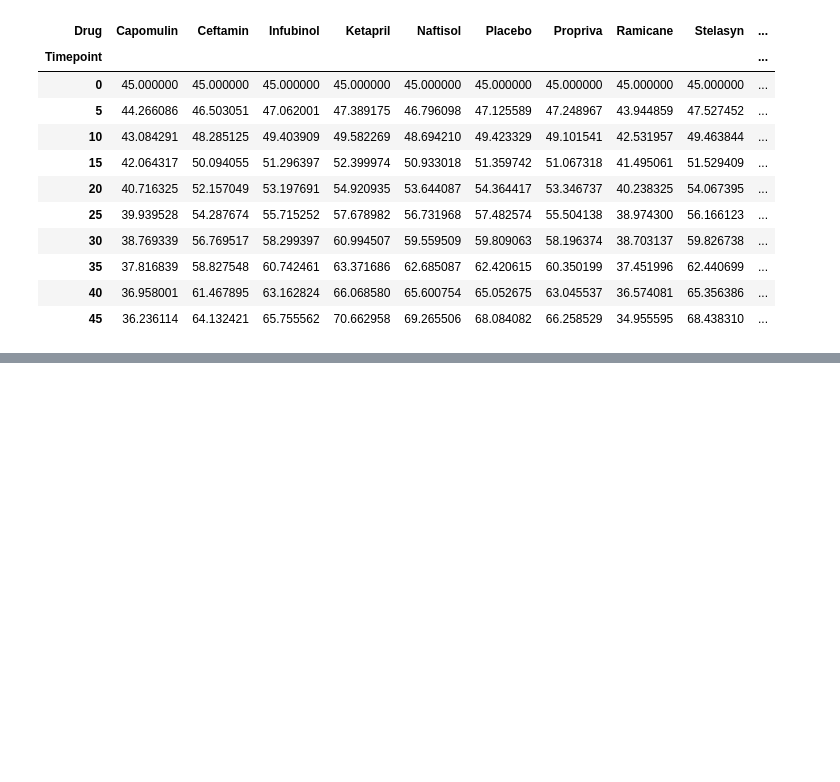
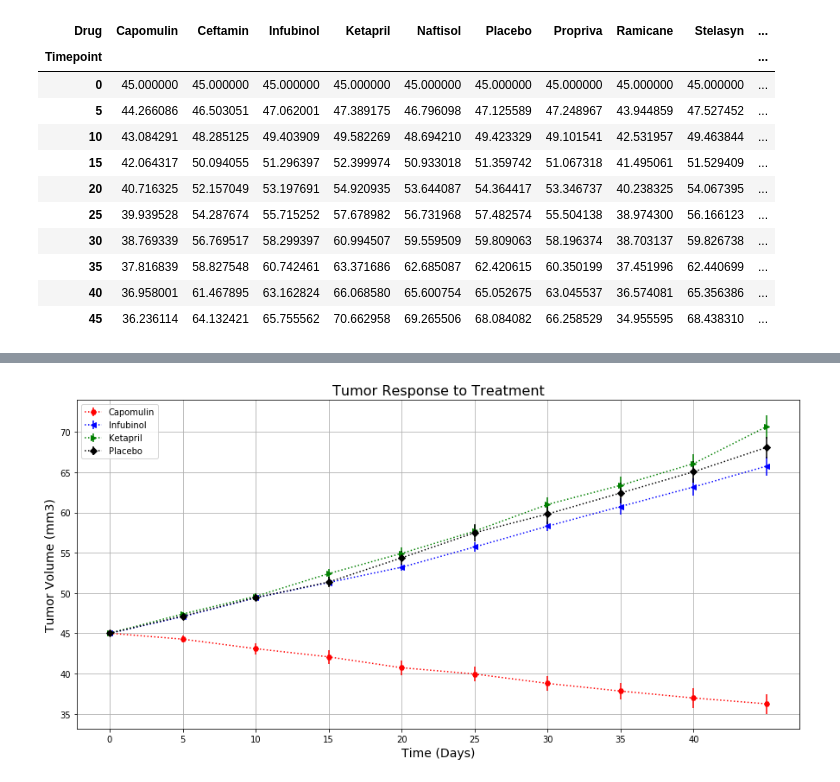
Before and after one commit to oscarzu/Matplotlib, a Jupyter notebook: Matplotlib .ipynb, the cells around one changed output, grey strips where cells are left out. Cells and saved outputs as stored; diff of their text form; code cells hidden in the pictures; blank space fills up the shorter version.

Commit message:
Adding the exported image

```diff
--- a/Matplotlib .ipynb
+++ b/Matplotlib .ipynb
@@ -85,0 +101,27 @@ tumor_change
+# %%
+# Generate the Plot (with Error Bars)
+drugs = ["Capomulin", "Infubinol", "Ketapril", "Placebo"]
+plot_drug = {"Capomulin":'rH:', 'Infubinol':'b<:', 'Ketapril':'g>:', 'Placebo': 'kD:'}
+
+#Set the initial plot for tumor change with standard errors
+fig1, ax1 = plt.subplots(figsize = (15,7))
+
+#Create a funciton to call on the drug in the drugs list with its corresponding standard error
+#to plot on a scatter chart
+for drug in drugs:
+    ax1.errorbar(tumor_change.index, tumor_change[drug], tumor_sem[drug], fmt = plot_drug[drug])
+ax1.legend(loc = 'best')
+
+#Set the plot details such as tick intervals, size and titles on x, y, and title.
+plt.grid(True)
+plt.title('Tumor Response to Treatment', fontsize = 16)
+plt.xlabel('Time (Days)', fontsize = 14)
+plt.ylabel('Tumor Volume (mm3)', fontsize = 14)
+plt.xticks(np.arange(0, 45, 5))
+
+#Plotting and saving the image with a higher resolution just in case we want to print it later
+
+plt.savefig('Tumor Response to Treatment.png',dpi=300)
+plt.show()
+# %% [output]
+[figure, added]
```
Also changed, not shown: parts of 1 cell of this notebook, 1 other file.
